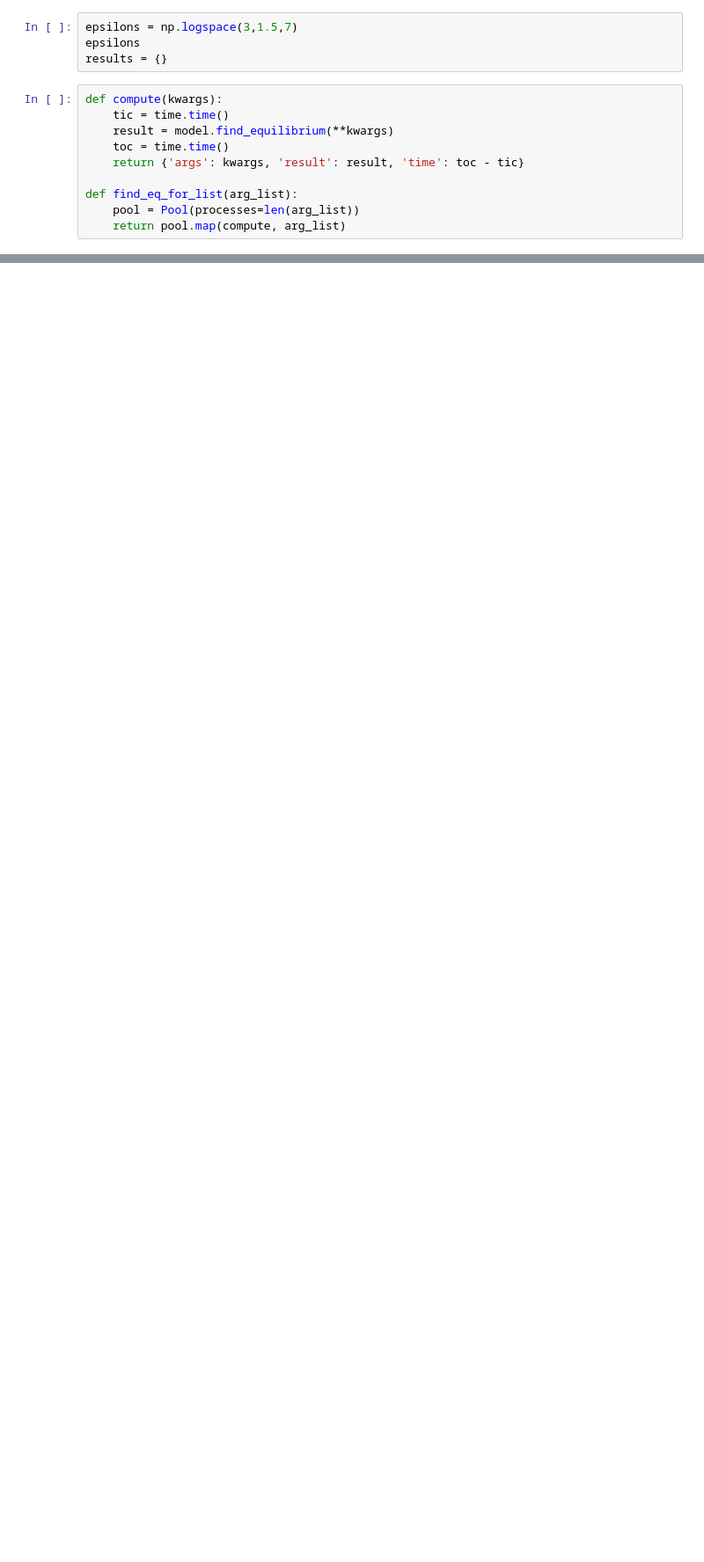
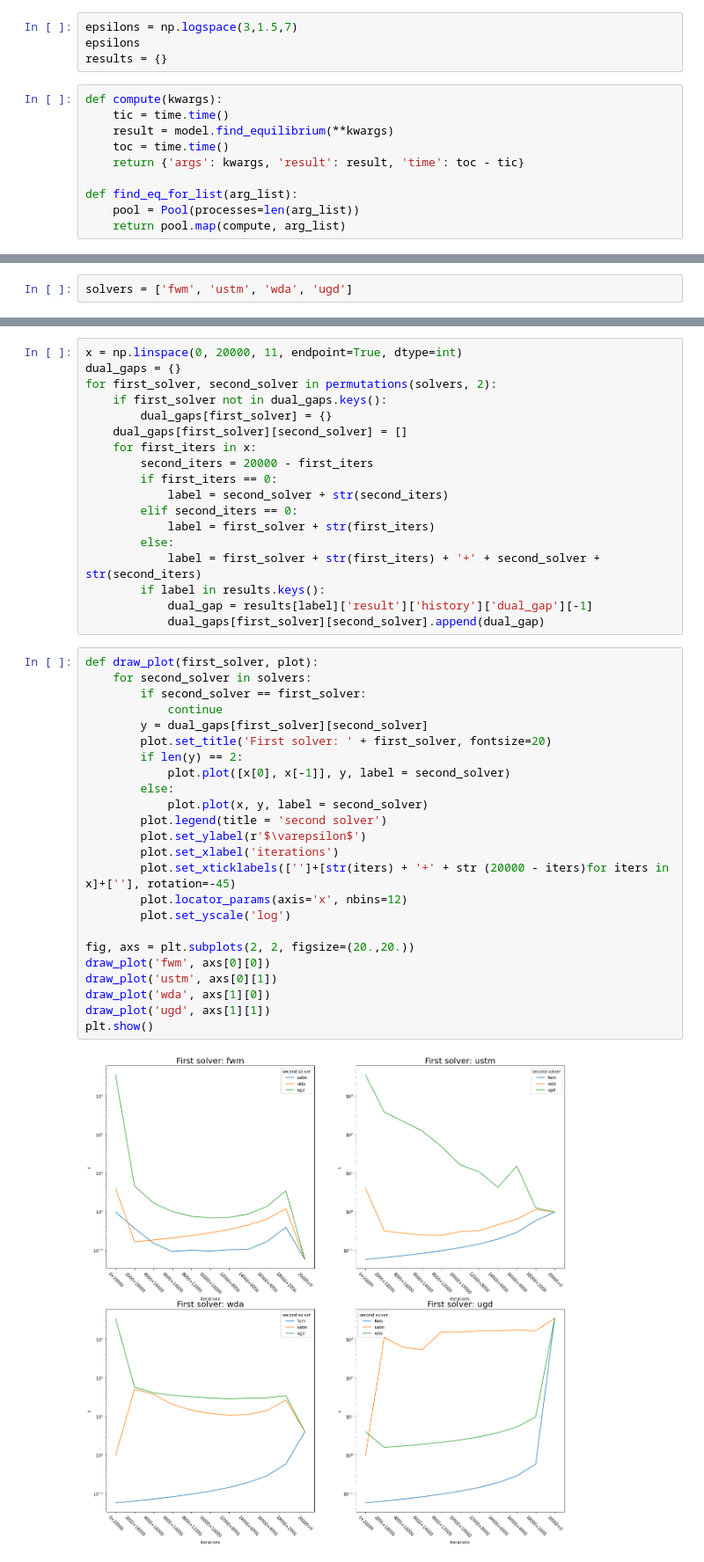
Before and after one commit to KushDen/TransportNet, a Jupyter notebook: Stable Dynamic & Beckman/Anaheim_Beckmann_new_start.ipynb, the cells around one changed output, grey strips where cells are left out. Shown: that part at 88% size. Saved outputs shown, nothing was run; the diff lists cells and outputs as text; blank space fills up the shorter version.

Commit message:
got results

```diff
--- a/Stable Dynamic & Beckman/Anaheim_Beckmann_new_start.ipynb
+++ b/Stable Dynamic & Beckman/Anaheim_Beckmann_new_start.ipynb
@@ -173,0 +112,2 @@ print([result['time'] for result in local_results])
+# %%
+solvers = ['fwm', 'ustm', 'wda', 'ugd']
@@ -343,3 +131,47 @@ Weighted dual averages method...
+# %%
+x = np.linspace(0, 20000, 11, endpoint=True, dtype=int)
+dual_gaps = {}
+for first_solver, second_solver in permutations(solvers, 2):
+    if first_solver not in dual_gaps.keys():
+        dual_gaps[first_solver] = {}
+    dual_gaps[first_solver][second_solver] = []
+    for first_iters in x:
+        second_iters = 20000 - first_iters
+        if first_iters == 0:
+            label = second_solver + str(second_iters)
+        elif second_iters == 0:
+            label = first_solver + str(first_iters)
+        else:
+            label = first_solver + str(first_iters) + '+' + second_solver + str(second_iters)
+        if label in results.keys():
+            dual_gap = results[label]['result']['history']['dual_gap'][-1]
+            dual_gaps[first_solver][second_solver].append(dual_gap)
+# %%
+def draw_plot(first_solver, plot):
+    for second_solver in solvers:
+        if second_solver == first_solver:
+            continue
+        y = dual_gaps[first_solver][second_solver]
+        plot.set_title('First solver: ' + first_solver, fontsize=20)
+        if len(y) == 2:
+            plot.plot([x[0], x[-1]], y, label = second_solver)
+        else:
+            plot.plot(x, y, label = second_solver)
+        plot.legend(title = 'second solver')
+        plot.set_ylabel(r'$\varepsilon$')
+        plot.set_xlabel('iterations')
+        plot.set_xticklabels(['']+[str(iters) + '+' + str (20000 - iters)for iters in x]+[''], rotation=-45)
+        plot.locator_params(axis='x', nbins=12)
+        plot.set_yscale('log')
+
+fig, axs = plt.subplots(2, 2, figsize=(20.,20.))
+draw_plot('fwm', axs[0][0])
+draw_plot('ustm', axs[0][1])
+draw_plot('wda', axs[1][0])
+draw_plot('ugd', axs[1][1])
+plt.show()
+# %% [output]
+[figure, added]
 # %%
 for label, res in results.items():
     print(label, res['result']['history']['dual_gap'][-1])
```
Also changed, not shown: parts of 25 cells of this notebook.
